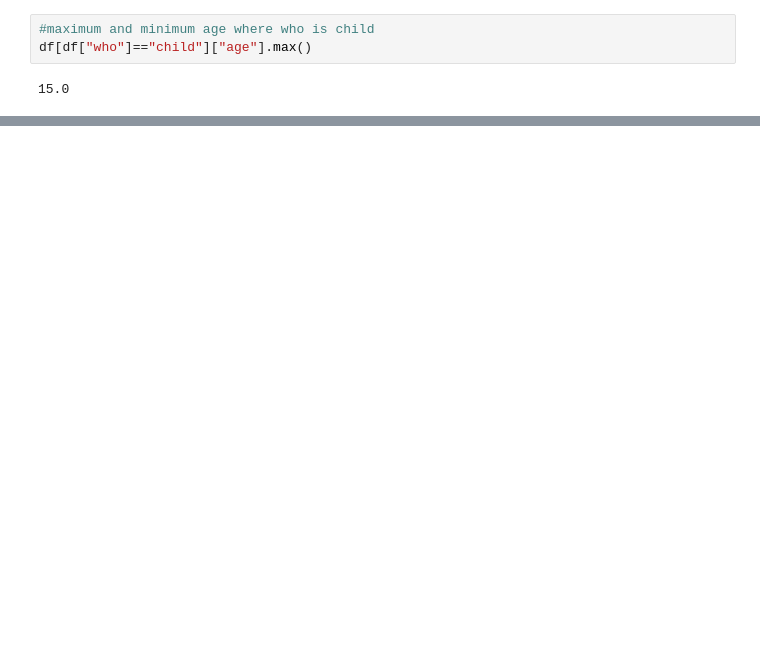
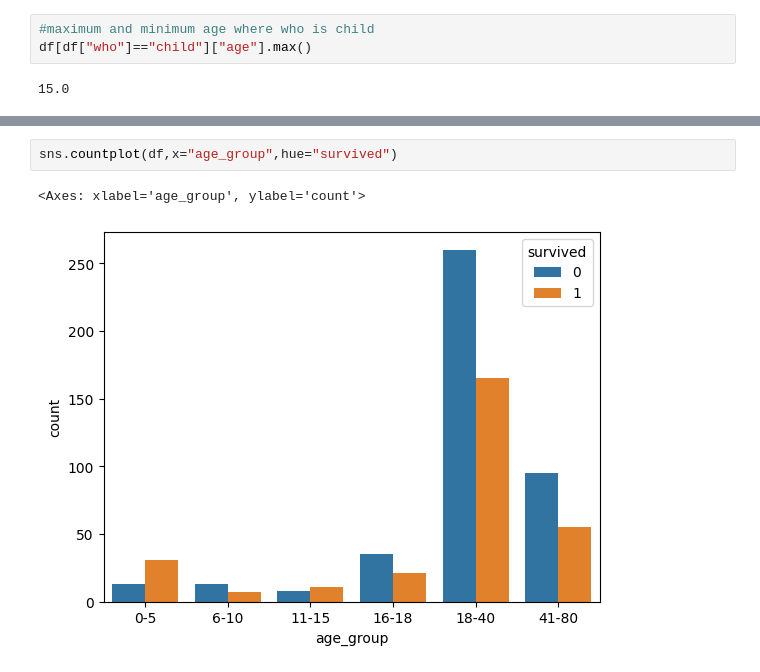
Before and after one commit to mursaleen-sengr/EDA_Day1, a Jupyter notebook: EDAontitanicdataset.ipynb, the cells around one changed output, grey strips where cells are left out. Cells and saved outputs as stored; diff of their text form; blank space fills up the shorter version.

```diff
--- a/EDAontitanicdataset.ipynb
+++ b/EDAontitanicdataset.ipynb
@@ -203,0 +225,5 @@ df[df["who"]=="child"]["age"].max()
+# %%
+sns.countplot(df,x="age_group",hue="survived")
+# %% [output]
+<Axes: xlabel='age_group', ylabel='count'>
+[figure, added]
```
Also changed, not shown: parts of 11 cells of this notebook, 1 other file.
